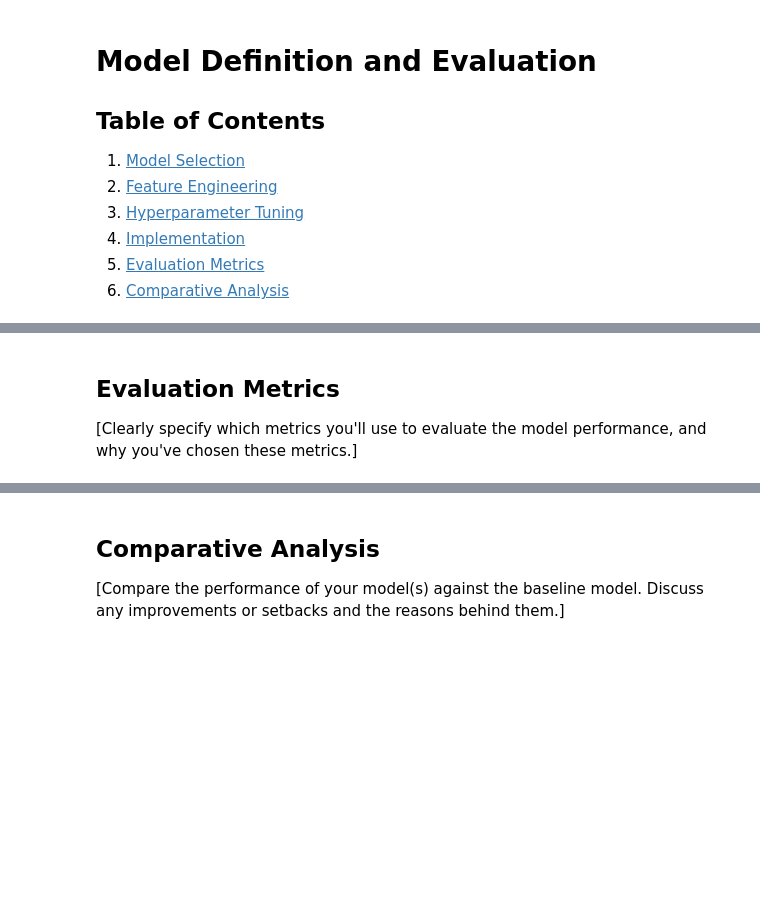
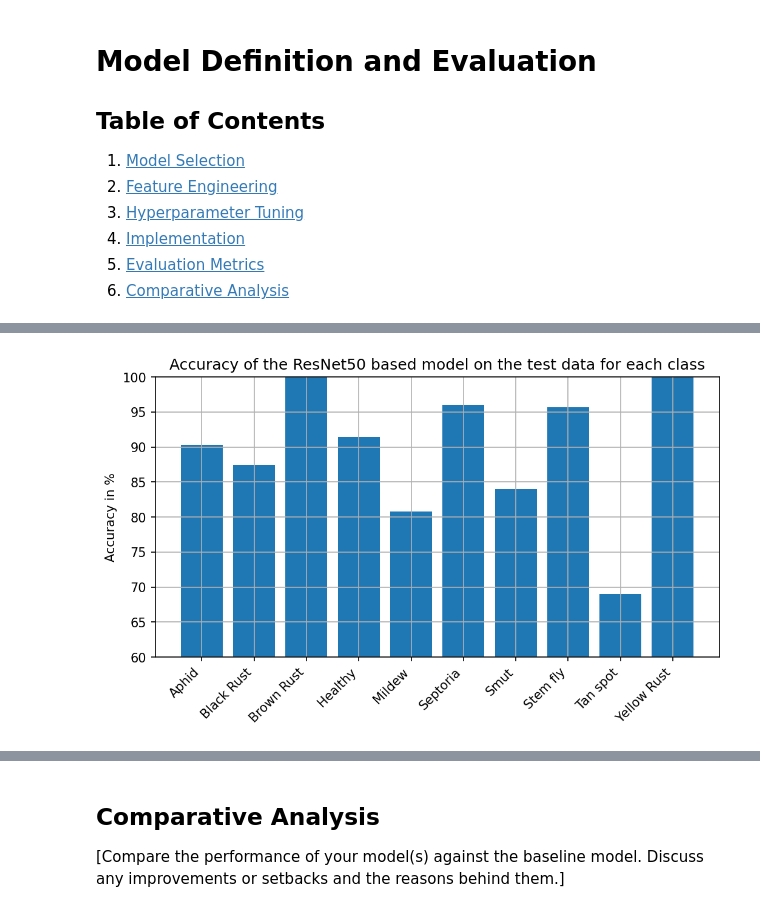
Before and after one commit to FinnJohannsen/WheatDiseases, a Jupyter notebook: 3_Model/model_definition_evaluation.ipynb, the cells around one changed output, grey strips where cells are left out. Saved outputs shown, nothing was run; the diff lists cells and outputs as text; code cells hidden in the pictures; blank space fills up the shorter version.

```diff
--- a/3_Model/model_definition_evaluation.ipynb
+++ b/3_Model/model_definition_evaluation.ipynb
@@ -58,5 +59,5 @@ test_ds = tf.keras.utils.image_dataset_from_directory(
     labels='inferred',
     label_mode='int',
     color_mode='rgb',
-    batch_size=64,
+    batch_size=2,
     image_size=(256, 256))
@@ -143,0 +135,15 @@ model.save('Res50_no_resize_tvt_split.keras')
+# %%
+model = tf.keras.models.load_model('Res50_no_resize_tvt_split.keras')
+# %%
+class_correct = [0]*10
+class_counters = [0]*10
+
+for batch in test_ds:
+    image, labels = preprocess_data(batch[0], batch[1])
+    predictions = model.predict(image)
+    y_pred_classes = np.argmax(predictions, axis=1)
+    for i in range(10):
+        class_correct[i] += np.sum(y_pred_classes[labels==i] == i)
+        class_counters[i] += np.sum(labels==i)
+
+calss_accuracy = [class_correct[i]/class_counters[i] for i in range(10)]
@@ -144,20 +168,20 @@ model.save('Res50_no_resize_tvt_split.keras')
 # %%
-import numpy as np
 try:
     model.summary()
 except NameError:
     model = tf.keras.models.load_model('Res50_no_resize_tvt_split.keras')
-
+predicted = np.array([])
 class_correct = [0]*10
 class_counters = [0]*10
-for batch in test_ds:
-    images, labels = batch
-    images_pp = keras.applications.resnet50.preprocess_input(images)
-    predictions = model.predict(images_pp)
-    y_pred_classes = np.argmax(predictions, axis=1)
-    print(np.mean(y_pred_classes==labels.numpy()))
-    for i in range(10):
-        class_correct[i] += np.sum(y_pred_classes[labels.numpy()==i] == i)
-        class_counters[i] += np.sum(labels.numpy()==i)
 
+true_labels = testy_list
+predictions = model.predict(testX_list)
+y_pred_classes = np.argmax(predictions, axis=1)
+predicted = np.concatenate((predicted,y_pred_classes))
+print(np.mean(y_pred_classes==true_labels))
+for i in range(10):
+    class_correct[i] += np.sum(y_pred_classes[true_labels==i] == i)
+    class_counters[i] += np.sum(true_labels==i)
+
+conf_mat = confusion_matrix(true_labels, predicted,normalize='true')
 calss_accuracy = [class_correct[i]/class_counters[i] for i in range(10)]
@@ -171,24 +226,22 @@ print(datadirs)
 # %%
 import matplotlib.pyplot as plt
 
 # Define the class labels
 class_labels = [0, 1, 2, 3, 4, 5, 6, 7, 8, 9]
 
 # Plot the bar chart
 plt.figure(figsize=(8, 4), dpi=150)
 plt.grid()
 plt.bar(class_labels, np.asarray(calss_accuracy)*100)
 
 # Add labels and title
 #plt.xlabel('Class')
 plt.ylabel('Accuracy in %')
-plt.title('Accuracy of the baseline model on the test data for each class')
+plt.title('Accuracy of the ResNet50 based model on the test data for each class')
 
 plt.ylim(60, 100)
 plt.xticks(class_labels,datadirs, rotation=45, ha='right')
 # Show the plot
 plt.show()
+# %% [output]
+[figure, added]
-# %% [markdown]
-## Evaluation Metrics
-
-[Clearly specify which metrics you'll use to evaluate the model performance, and why you've chosen these metrics.]
```
Also changed, not shown: parts of 24 cells of this notebook, 5 other files.
